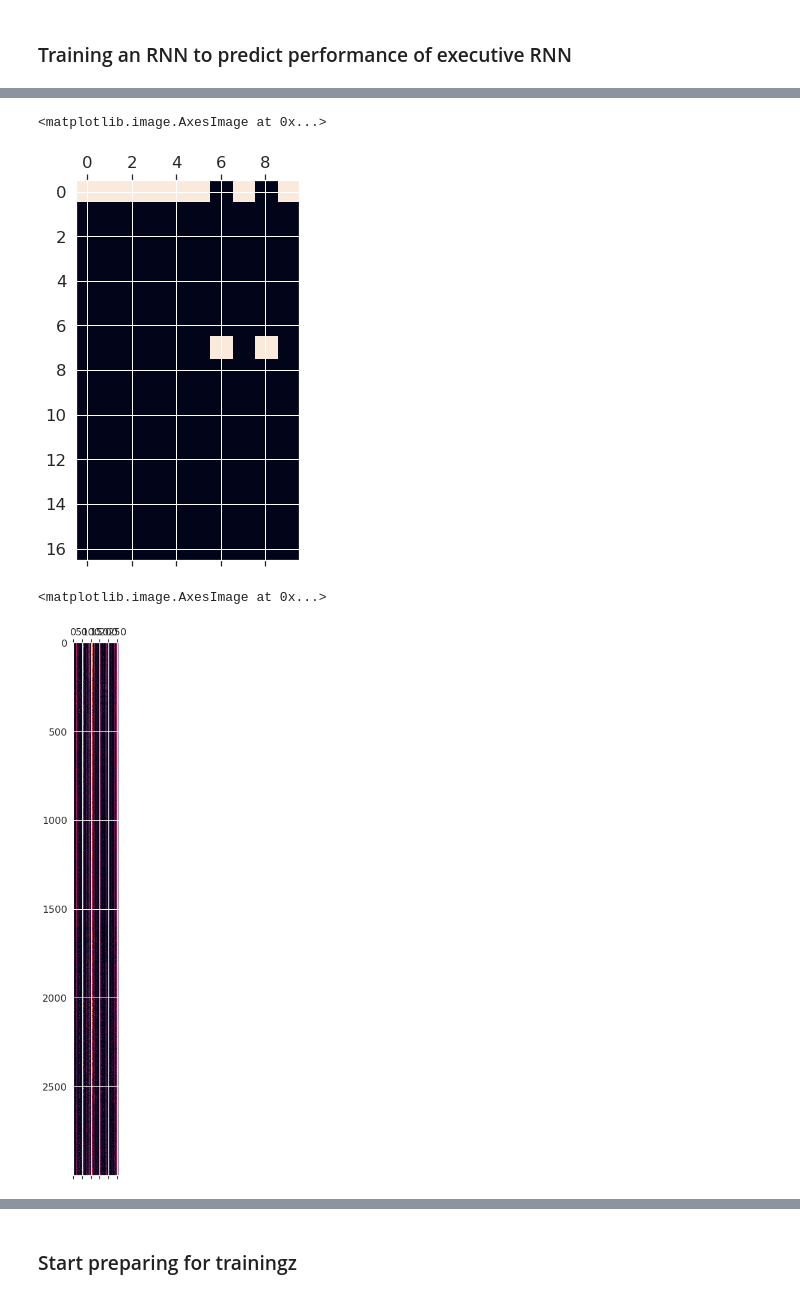
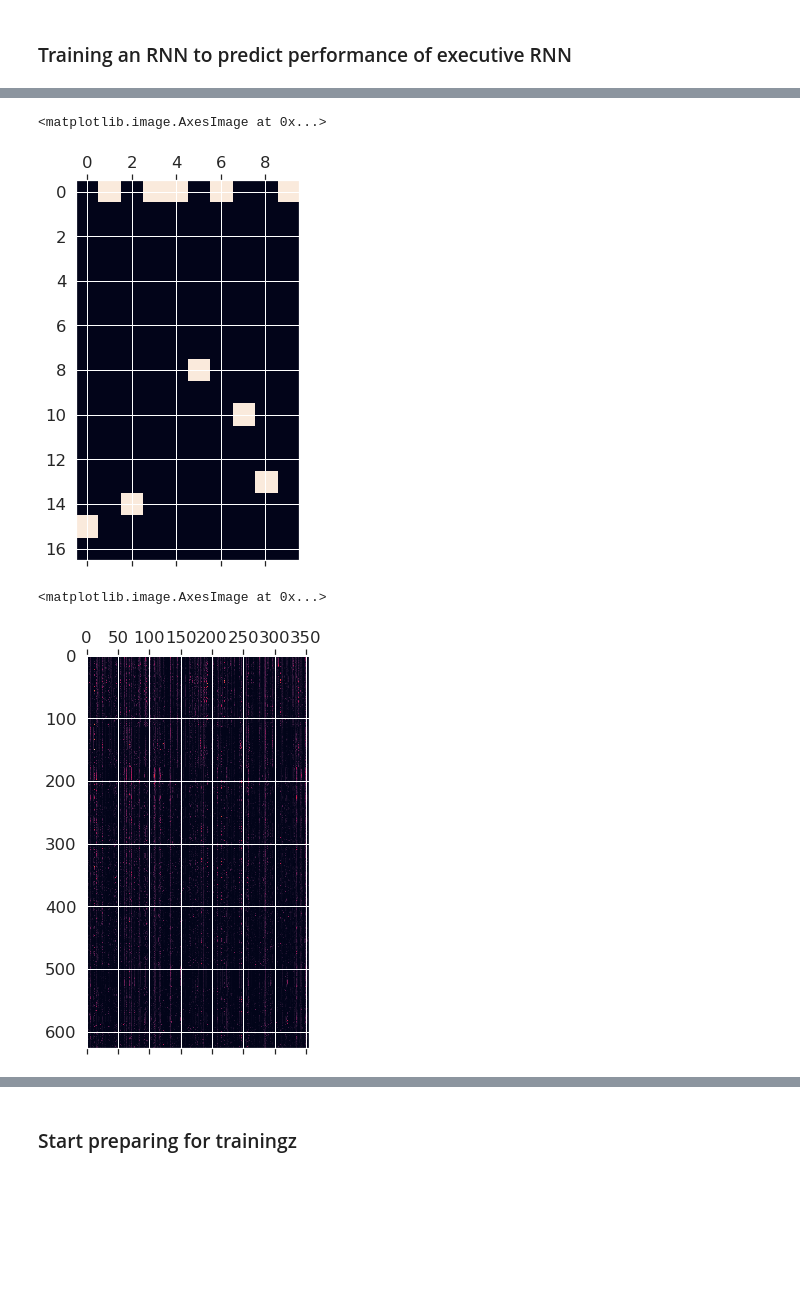
Before and after one commit to weilongzheng/PFC_MD_Modeling, a Jupyter notebook: CL_neurogym/analysis/cognitive_observer.ipynb, the cells around one changed output, grey strips where cells are left out. Drawn from its saved outputs; the diff is of its cells as text; code cells hidden in the pictures; blank space fills up the shorter version.

```diff
--- a/CL_neurogym/analysis/cognitive_observer.ipynb
+++ b/CL_neurogym/analysis/cognitive_observer.ipynb
@@ -191,0 +96,12 @@ gradients = np.concatenate(gradients, axis=0)
+# %%
+# load data
+import os
+print('cwd: ', os.getcwd())
+exp_name = 'order_order_order'
+config_file = './../files/'+exp_name+ '/config_0_-0.3_100.0_gaus_cut_tc_mul_gates.npy'
+file1 = './../files/'+exp_name+ '/testing_log_0_-0.3_100.0_gaus_cut_tc_mul_gates.npy'
+training_file1 = './../files/'+exp_name+ '/training_log_0_-0.3_100.0_gaus_cut_tc_mul_gates.npy'
+
+config = np.load(config_file, allow_pickle=True).item()
+testing_log = log = np.load( file1, allow_pickle=True).item()
+training_log = np.load(training_file1, allow_pickle=True).item()
@@ -192,8 +153,22 @@ gradients = np.concatenate(gradients, axis=0)
 # %%
-print('gradients shape: ', gradients.shape)
+inputs = (training_log.inputs)
+acts = np.stack(training_log.rnn_activity)  # (3127, 100, 356)
+outputs = np.stack(training_log.outputs)
+labels = np.stack(training_log.labels)
+accuracies = np.stack(training_log.accuracies)
+task_ids = np.stack(training_log.task_ids)
+gradients = np.stack(training_log.gradients)
+
+rl = np.argmax(labels, axis=-1)
+ro = np.argmax(outputs, axis=-1)
+mses= ((labels-outputs)**2).mean(-1) # shape (7800, 100)
+acc = (rl==ro).astype(np.float32)
+# print('gradients shape: ', gradients.shape)
 print('activations ape: ', acts.shape)
 print('outputs  shape : ', outputs.shape)
 print('labels   shape : ', labels.shape)
+print('task_ids shape : ', task_ids.shape)
 print('inputs 0 shape : ', inputs[0].shape)
-print('inputs 1 shape : ', inputs[1].shape)
+print('inputs 1 shape : ', inputs[1111].shape)
+print('acc shape: ', acc.shape)
 # %% [output]
@@ -223,14 +382,14 @@ if False: # this is compabilbe only of labels anouptputs are not np.stacked
     correct = np.argmax(outputs[task_no][batch_no][trial_no,:], axis =-1) == np.argmax(labels[task_no][batch_no][trial_no,:], axis =-1)
     print ('correct: ', correct)
 # %%
-plt.matshow(labels[9700, :10,: ].T)
+plt.matshow(labels[700, :10,: ].T)
 # %% [output]
 <matplotlib.image.AxesImage at 0x...>
-[figure, old version]
+[figure, new version]
 # %%
-plt.matshow(acts.reshape([-1, 256])[0:-1:1000])
+plt.matshow(acts.reshape([-1, 356])[0:-1:500])
 # %% [output]
 <matplotlib.image.AxesImage at 0x...>
-[figure, old version]
+[figure, new version]
 # %%
 print(change_trials)
```
Also changed, not shown: parts of 41 cells of this notebook, 6 other files.
